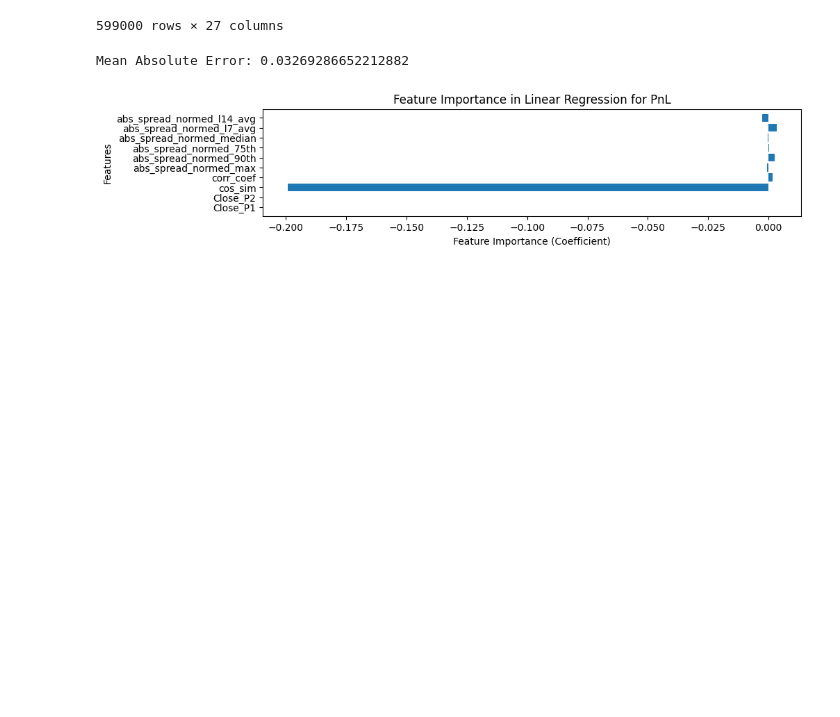
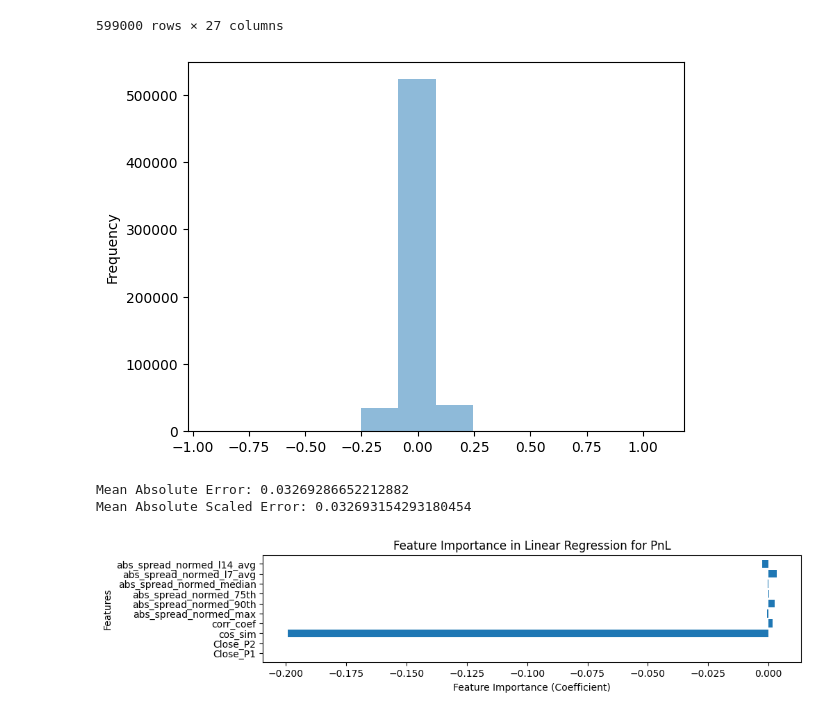
Before and after one commit to nishikaa/pair_trading, a Jupyter notebook: pair-trading-foundations/notebooks/training_dev.ipynb, the cells around one changed output. Drawn from its saved outputs; the diff is of its cells as text; code cells hidden in the pictures; blank space fills up the shorter version.

Commit message:
Update MASE

```diff
--- a/pair-trading-foundations/notebooks/training_dev.ipynb
+++ b/pair-trading-foundations/notebooks/training_dev.ipynb
@@ -32,6 +33,10 @@ features_names = ['Close_P1', 'Close_P2', 'cos_sim', 'corr_coef',
        'abs_spread_normed_l7_avg', 'abs_spread_normed_l14_avg']
 # %%
 X_train, X_test, y_train, y_test = train_test_split(pair_features[features_names], pair_features['pnls'], test_size=0.2, random_state=42)
+# %%
+ax = pair_features['pnls'].plot.hist(bins=12, alpha=0.5)
+# %% [output]
+[figure, added]
 # %%
 # Initialize and train the Linear Regression
 model = LinearRegression().fit(X_train, y_train)
@@ -42,8 +47,14 @@ y_pred = model.predict(X_test)
 # Calculating the Mean Absolute Error (MAE)
 mae = mean_absolute_error(y_test, y_pred)
 print("Mean Absolute Error:", mae)
+
+y_test.reset_index(drop=True, inplace=True)
+
+mase = abs(np.mean([abs(y_test[i] - y_pred[i]) / (abs(y_test[i] - y_test[i - 1]) / len(y_test) - 1) for i in range(1, len(y_test))]))
+print("Mean Absolute Scaled Error:", mase)
 # %% [output]
 Mean Absolute Error: 0.03269286652212882
+Mean Absolute Scaled Error: 0.032693154293180454
 # %%
 coefficients = model.coef_
 # Plot feature importances
```
Also changed, not shown: parts of 1 cell of this notebook.
